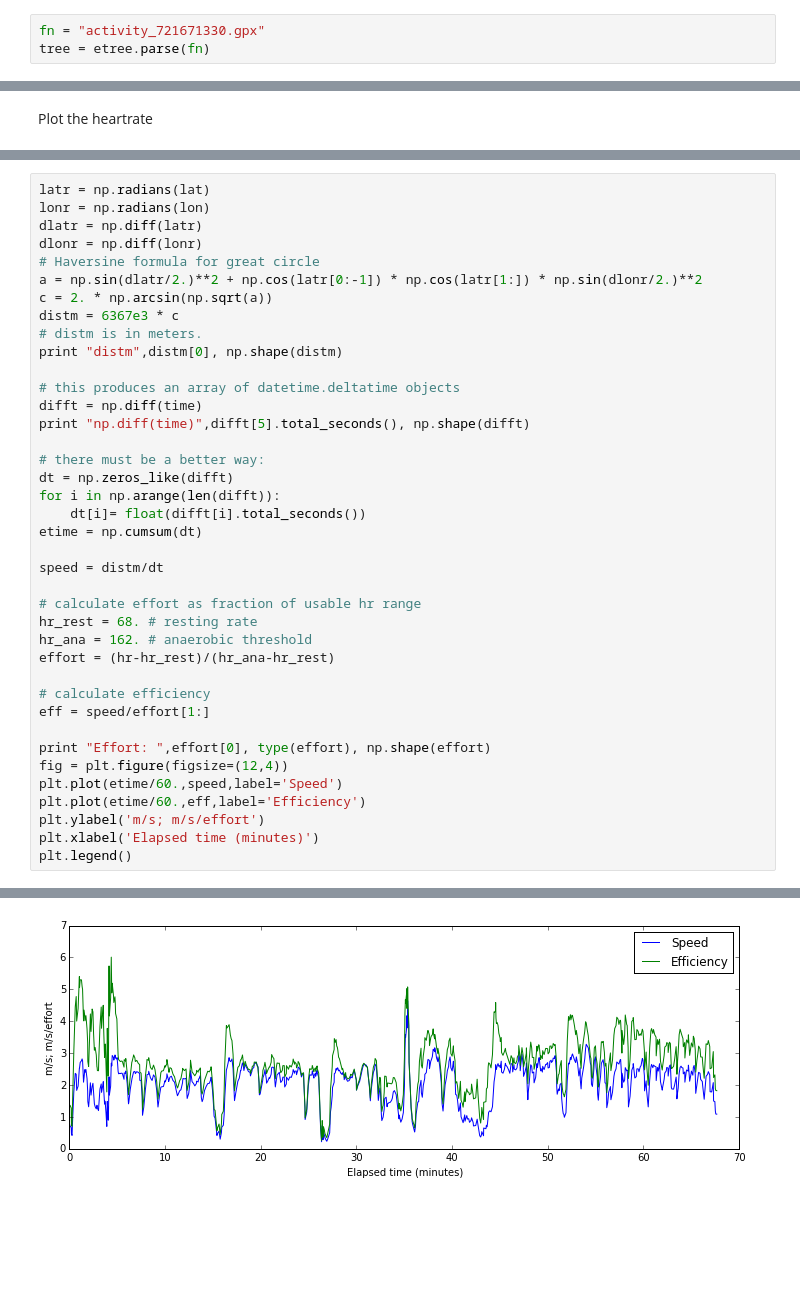
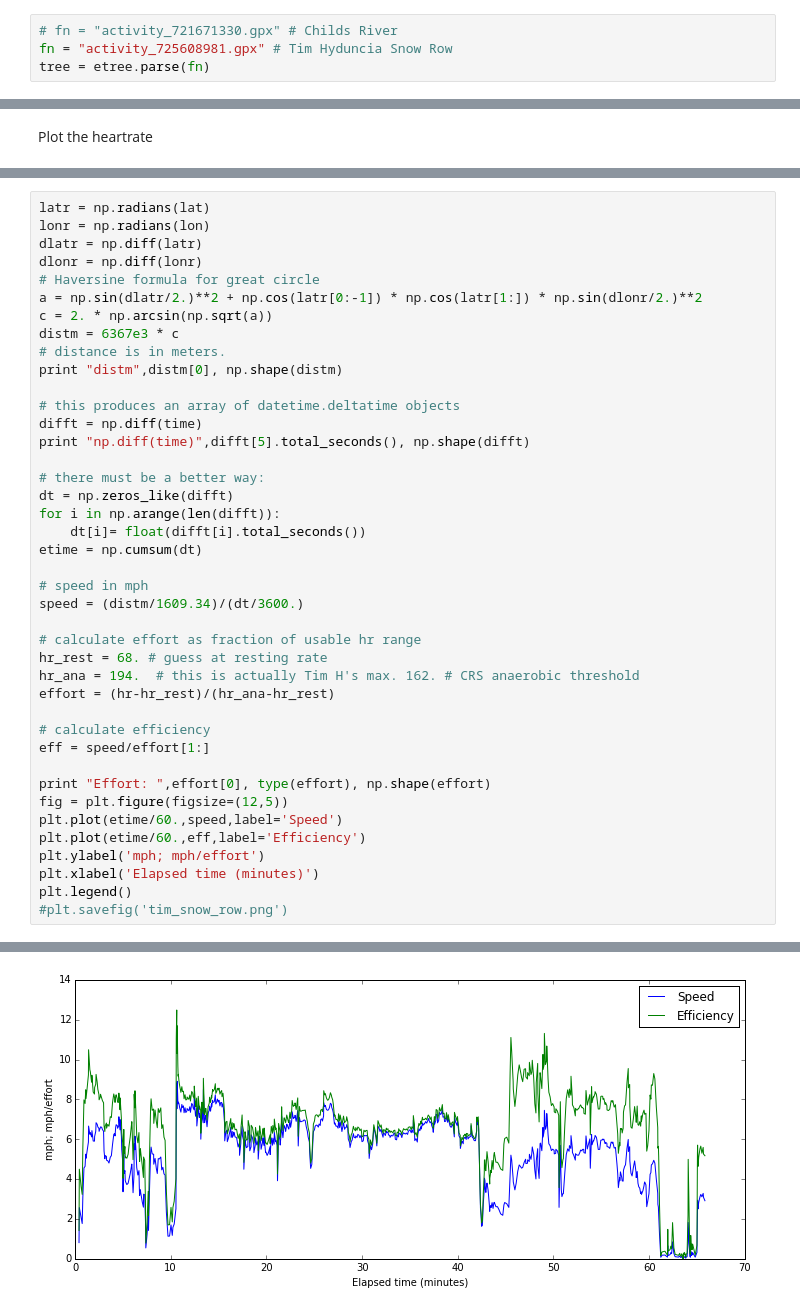
Before and after one commit to csherwood-usgs/IPython_notebook_examples, a Jupyter notebook: read_garmin_gpx_calc_effort.ipynb, the cells around one changed output, grey strips where cells are left out. Saved outputs shown, nothing was run; the diff lists cells and outputs as text; blank space fills up the shorter version.

```diff
--- a/read_garmin_gpx_calc_effort.ipynb
+++ b/read_garmin_gpx_calc_effort.ipynb
@@ -10,7 +10,8 @@ from lxml import etree
 
 %matplotlib inline
 # %%
-fn = "activity_721671330.gpx"
+# fn = "activity_721671330.gpx" # Childs River
+fn = "activity_725608981.gpx" # Tim Hyduncia Snow Row
 tree = etree.parse(fn)
 # %%
 namespace = {'def': 'http://www.topografix.com/GPX/1/1',
@@ -75,7 +79,7 @@ dlonr = np.diff(lonr)
 a = np.sin(dlatr/2.)**2 + np.cos(latr[0:-1]) * np.cos(latr[1:]) * np.sin(dlonr/2.)**2
 c = 2. * np.arcsin(np.sqrt(a))
 distm = 6367e3 * c
-# distm is in meters.
+# distance is in meters.
 print "distm",distm[0], np.shape(distm)
 
 # this produces an array of datetime.deltatime objects
@@ -88,21 +92,23 @@ for i in np.arange(len(difft)):
     dt[i]= float(difft[i].total_seconds())
 etime = np.cumsum(dt)
 
-speed = distm/dt
+# speed in mph
+speed = (distm/1609.34)/(dt/3600.)
 
 # calculate effort as fraction of usable hr range
-hr_rest = 68. # resting rate
-hr_ana = 162. # anaerobic threshold
+hr_rest = 68. # guess at resting rate
+hr_ana = 194.  # this is actually Tim H's max. 162. # CRS anaerobic threshold
 effort = (hr-hr_rest)/(hr_ana-hr_rest)
 
 # calculate efficiency
 eff = speed/effort[1:]
 
 print "Effort: ",effort[0], type(effort), np.shape(effort)
-fig = plt.figure(figsize=(12,4))
+fig = plt.figure(figsize=(12,5))
 plt.plot(etime/60.,speed,label='Speed')
 plt.plot(etime/60.,eff,label='Efficiency')
-plt.ylabel('m/s; m/s/effort')
+plt.ylabel('mph; mph/effort')
 plt.xlabel('Elapsed time (minutes)')
 plt.legend()
+#plt.savefig('tim_snow_row.png')
 # %% [output]
@@ -112,3 +118,3 @@ plt.legend()
 <matplotlib.legend.Legend at 0x...>
-[figure, old version]
+[figure, new version]
 # %% [markdown]
```
Also changed, not shown: parts of 13 cells of this notebook, 1 other file.
